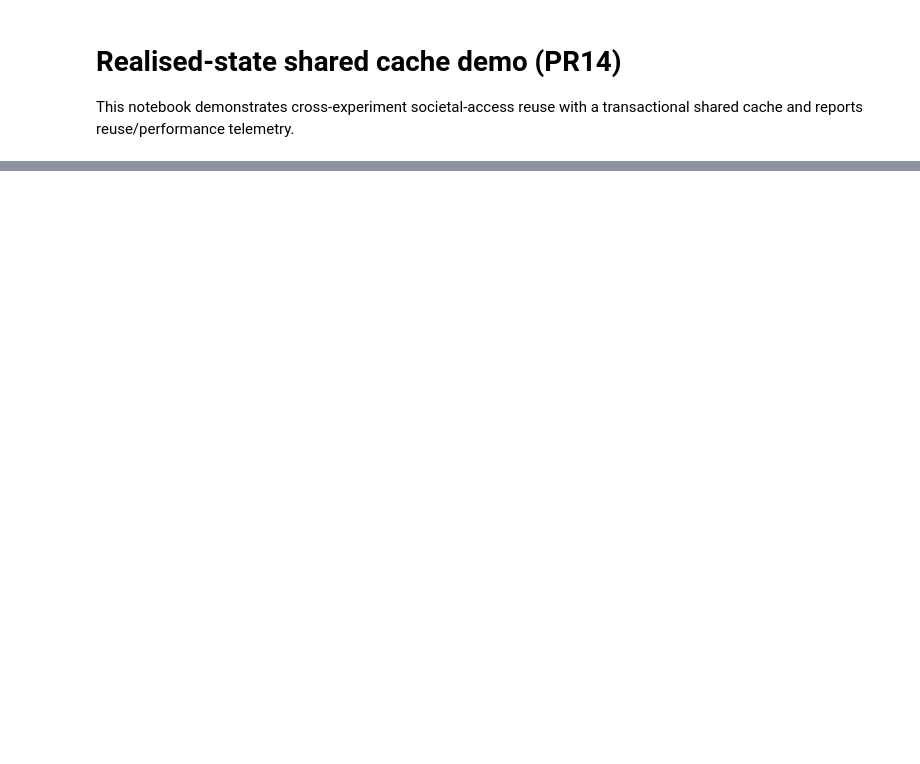
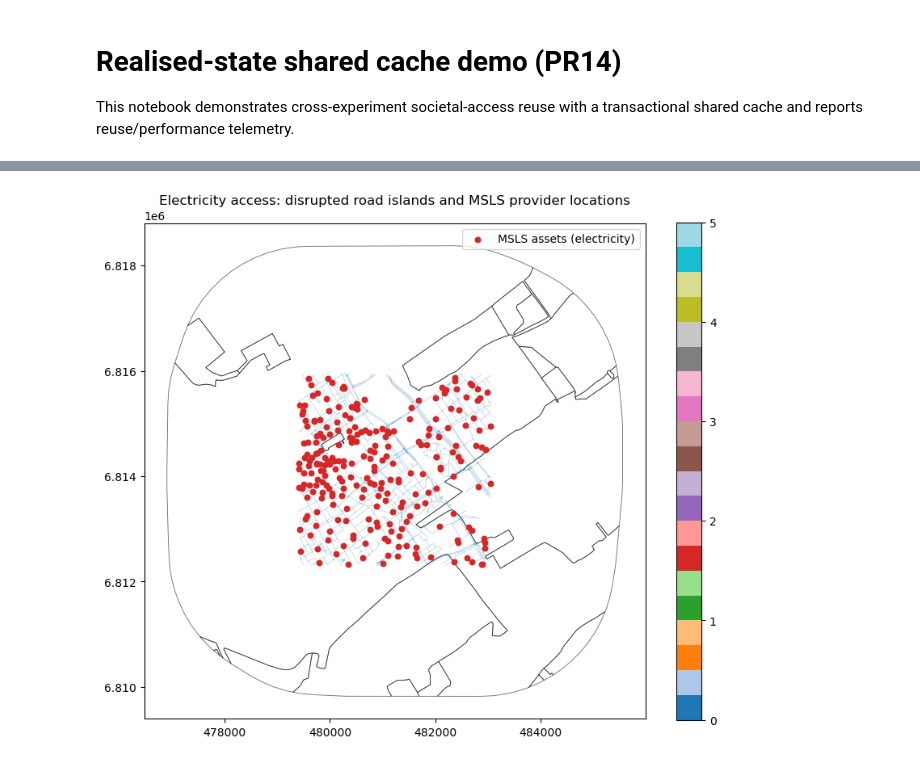
Before and after one commit to edPeregrina/powerpath, a Jupyter notebook: book/realized_state_cache_demo.ipynb, the cells around one changed output, grey strips where cells are left out. Saved outputs shown, nothing was run; the diff lists cells and outputs as text; code cells hidden in the pictures; blank space fills up the shorter version.

```diff
--- a/book/realized_state_cache_demo.ipynb
+++ b/book/realized_state_cache_demo.ipynb
@@ -46,0 +149,93 @@ societal_access_config = {
+# %%
+# 1) Build disrupted road-island geometries for visual context
+hazard_graph_path = config['hazard_dir'].parent / 'static' / 'output_graph' / 'base_graph_hazard_editted.p'
+islands_gdf = compute_island_geodataframe_from_graph(
+    graph_pickle_path=str(hazard_graph_path),
+    hazard_threshold=simulation_params['flood_threshold'],
+    hazard_column='EV0_ma',
+    buffer_distance=2.5,
+    verbose=False,
+)
+
+# 2) Build societal-access inputs — MSLS is the non-redundant electricity layer
+service_nodes_gdf = (
+    gdf_assets.loc[gdf_assets['type'].eq('msls'), ['type', 'geometry']]
+    .copy()
+    .to_crs(islands_gdf.crs)
+)
+
+study_area = gpd.read_file(study_area_path, driver='GeoJSON').to_crs("EPSG:28992")
+
+buffer_distance_meters = 200
+population_buffer = study_area.buffer(buffer_distance_meters)
+population_buffer.set_crs("EPSG:28992")
+
+# MSLS-only Voronoi layer (also reused by the legacy population-impact workflow below)
+print("Creating Voronoi polygons for MSLS service areas...")
+msls_voronoi_gdf = create_voronoi_for_asset_type(
+    gdf_assets,
+    'msls',
+    boundary=study_area.geometry.unary_union,
+)
+
+
+# Keep legacy variable name used later in the notebook
+voronoi_polygons_by_type = {'msls': msls_voronoi_gdf}
+
+population_data = gpd.read_file(
+    population_data_path,
+    driver="GPKG",
+    bbox=tuple(msls_voronoi_gdf.total_bounds),
+).to_crs("EPSG:28992")
+
+population_data = population_data[
+    population_data["aantal_inwoners"] > 0
+].dropna(subset=["geometry"])
+pop_cols = ['aantal_inwoners', 'aantal_inwoners_65_jaar_en_ouder', 'aantal_inwoners_0_tot_15_jaar']
+population_for_societal = population_data[pop_cols + ['geometry']].copy().to_crs(islands_gdf.crs)
+population_for_societal = population_for_societal.reset_index(drop=True)
+population_for_societal['cell_id'] = population_for_societal.index.astype(str)
+
+road_state_key = 'hazard_EV0_ma_threshold_{:.2f}'.format(simulation_params['flood_threshold'])
+societal_allocation_cache = caches.get('societal_allocation_cache') or {}
+allocations, alloc_key, cache_updated = get_or_build_allocation(
+    societal_allocation_cache,
+    population_for_societal,
+    'cell_id',
+    islands_gdf[['island_id', 'geometry']],
+    road_state_key=road_state_key,
+)
+if cache_updated:
+    caches['societal_allocation_cache'] = societal_allocation_cache
+    save_simulation_caches({'societal_allocation_cache': societal_allocation_cache},
+                           config['interim_dir'], config['hazard_dir'])
+    print(f"Allocation built and cached (key: {alloc_key})")
+else:
+    print(f"Reusing cached allocation (key: {alloc_key})")
+
+allocation_with_population = apply_population_to_allocations(
+    allocation_df=allocations,
+    pop_grid_gdf=population_for_societal,
+    cell_id_column='cell_id',
+)
+
+# 3) Visualise network islands + MSLS assets + peilgebied contours
+fig, ax = plt.subplots(figsize=(10, 8))
+
+peilgebied_3857 = gpd.read_file(root_dir / 'data' / 'utilities' / 'Peilgebieden_3857.shp').to_crs('EPSG:3857')
+islands_3857 = islands_gdf.to_crs('EPSG:3857')
+services_3857 = service_nodes_gdf.to_crs('EPSG:3857')
+
+focus_geom = gpd.GeoDataFrame(geometry=[services_3857.unary_union.convex_hull.buffer(2500)], crs='EPSG:3857')
+peilgebied_focus = gpd.clip(peilgebied_3857, focus_geom)
+if peilgebied_focus.empty:
+    peilgebied_focus = peilgebied_3857
+
+peilgebied_focus.boundary.plot(ax=ax, color='black', linewidth=0.6, alpha=0.6, zorder=1)
+islands_3857.plot(ax=ax, column='island_id', cmap='tab20', linewidth=0.4, alpha=0.45, legend=True, zorder=2)
+services_3857.centroid.plot(ax=ax, color='#d62728', markersize=22, label='MSLS assets (electricity)', zorder=3)
+
+ax.set_title('Electricity access: disrupted road islands and MSLS provider locations')
+ax.legend(loc='upper right')
+plt.show()
+# %% [output]
@@ -46,0 +248 @@ societal_access_config = {
+[figure, added]
```
Also changed, not shown: parts of 9 cells of this notebook.
